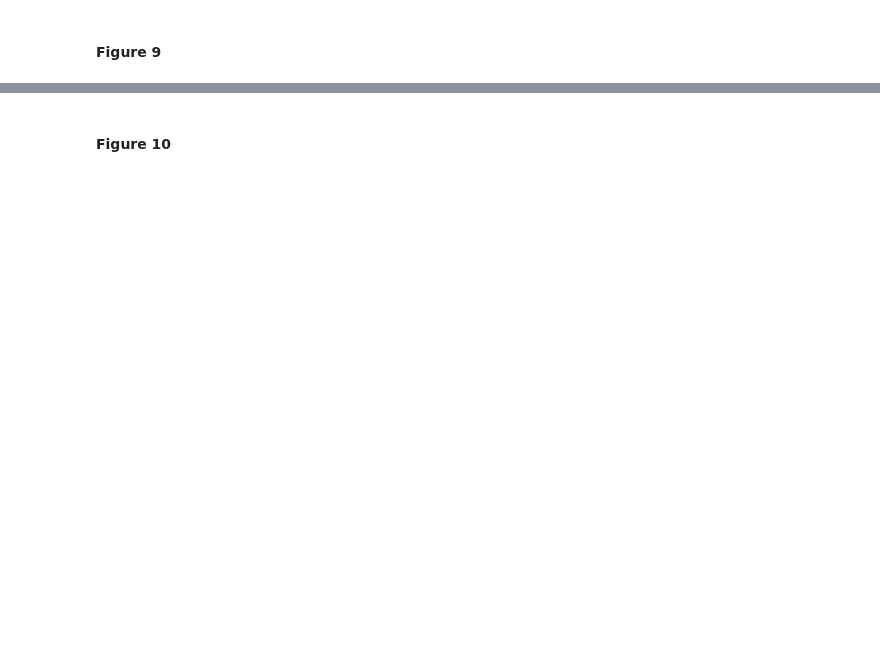
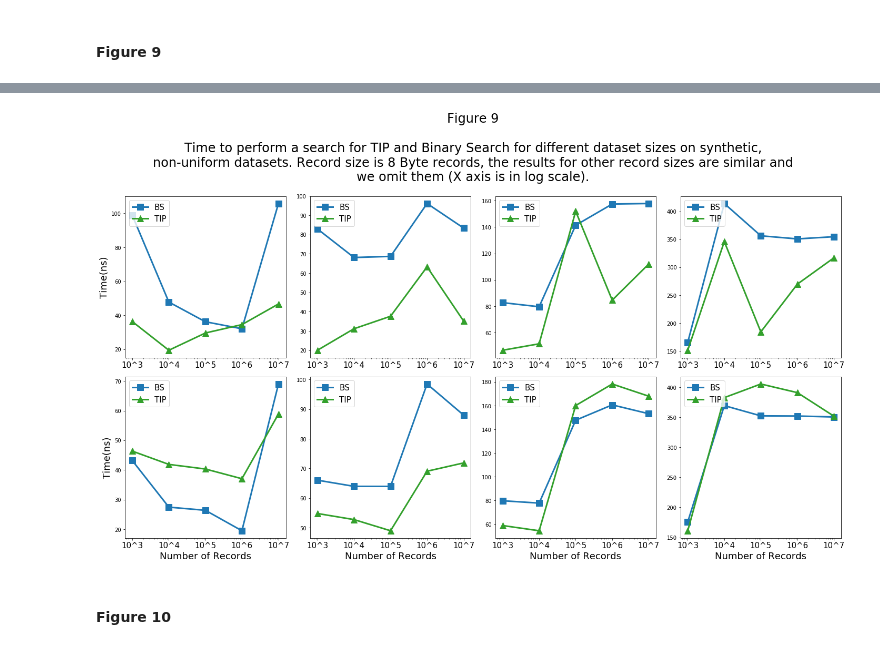
Before and after one commit to UWHustle/Efficiently-Searching-In-Memory-Sorted-Arrays, a Jupyter notebook: reproduce_experiments/Reproducibility.ipynb, the cells around one changed output, grey strips where cells are left out. Drawn from its saved outputs; the diff is of its cells as text; code cells hidden in the pictures; blank space fills up the shorter version.

```diff
--- a/reproduce_experiments/Reproducibility.ipynb
+++ b/reproduce_experiments/Reproducibility.ipynb
@@ -497,0 +533,83 @@ print(results)
+# %%
+tsv="fig9.tsv"
+rm_tsv(tsv)
+tsv_caches="fig9_cache.tsv"
+
+#TODO(faster)
+datasetSizes = [3,4,5,6,7]#,8,9]
+shapes = [0.5,1.05,1.25,1.5]
+for algorithm in ["bs", "tip"]:
+    for datasetSize in datasetSizes:
+        for shape in shapes:
+            #cache warm up
+            fal_to_tsv(tsv, algorithm, 8, 1, shape, 10**datasetSize)
+            fal_to_tsv(tsv, algorithm, 8, 1, shape, 10**datasetSize)
+            #actual experiment
+            fal_to_tsv(tsv, algorithm, 8, 1, shape, 10**datasetSize)
+
+for algorithm in ["bs", "tip"]:
+    for datasetSize in datasetSizes:
+        for shape in shapes:
+            #cache warm up
+            cfal_to_tsv(tsv, algorithm, 8, 1, shape, 10**datasetSize)
+            cfal_to_tsv(tsv, algorithm, 8, 1, shape, 10**datasetSize)
+            #actual experiment
+            cfal_to_tsv(tsv, algorithm, 8, 1, shape, 10**datasetSize)
+
+run(tsv)
+results=get_results(tsv)[0::3]
+
+# Group Results by algorithm
+falResults=results[0:(len(results)//2)]
+cfalResults=results[(len(results)//2):len(results)]
+
+bsResults=falResults[0:(len(falResults)//2)]
+bsResults.extend(cfalResults[0:(len(cfalResults)//2)])
+
+tipResults=falResults[(len(falResults)//2):len(falResults)]
+tipResults.extend(cfalResults[(len(cfalResults)//2):len(cfalResults)])
+
+
+# Group results by plot
+perPlot=[]
+for i in range(0,8):
+    perPlot.append([[],[]])
+    for j in range(0, len(datasetSizes)):
+        perPlot[i][0].append(bsResults[len(datasetSizes)*i+j])
+        perPlot[i][1].append(tipResults[len(datasetSizes)*i+j])
+
+
+# Plot Helpers
+xticks=["10^"+str(i) for i in datasetSizes]
+datasetSizesPlot=[]
+for i in datasetSizes:
+    datasetSizesPlot.append(10**i)
+
+
+figs, axs = plt.subplots(2,4,figsize=(20,10))
+for i in range(0, len(shapes)):
+    axs[0,i].plot(datasetSizesPlot, perPlot[i][0],  color=blue,marker="s", markersize=12, linewidth=3, label="BS")
+    axs[0,i].plot(datasetSizesPlot, perPlot[i][1],  color=green,marker="^", markersize=12, linewidth=3, label="TIP")
+    axs[0,i].set_xscale('log')
+    axs[0,i].set_xticks([10**i for i in datasetSizes] )
+    axs[0,i].set_xticklabels(["10^"+str(i) for i in datasetSizes], size=15)
+    axs[0,i].legend(prop={'size': 15}, loc='upper left')
+
+for i in range(0, len(shapes)):
+    axs[1,i].plot(datasetSizesPlot, perPlot[len(shapes)+i][0],  color=blue,marker="s", markersize=12, linewidth=3, label="BS")
+    axs[1,i].plot(datasetSizesPlot, perPlot[len(shapes)+i][1],  color=green,marker="^", markersize=12, linewidth=3, label="TIP")
+    axs[1,i].set_xlabel('Number of Records', size=18)
+    axs[1,i].set_xscale('log')
+    axs[1,i].set_xticks([10**i for i in datasetSizes] )
+    axs[1,i].set_xticklabels(["10^"+str(i) for i in datasetSizes], size=15)
+    axs[1,i].legend(prop={'size': 15}, loc='upper left')
+
+axs[0,0].set_ylabel('Time(ns)', size=18)
+axs[1,0].set_ylabel('Time(ns)', size=18)
+
+caption = "Figure 9\n\nTime to perform a search for TIP and Binary Search for different dataset sizes on synthetic,\nnon-uniform datasets. Record size is 8 Byte records, the results for other record sizes are similar and\nwe omit them (X axis is in log scale)."
+
+figs.suptitle(caption, fontsize=24, x=0.5, y=1.2)
+plt.tight_layout()
+plt.gcf().savefig('./figures/fig9.pdf', format='pdf', bbox_inches='tight')
+# %% [output]
@@ -498,2 +618,3 @@ print(results)
+[figure, added]
 # %% [markdown]
 #### Figure 10
```
Also changed, not shown: parts of 17 cells of this notebook, 3 other files.
